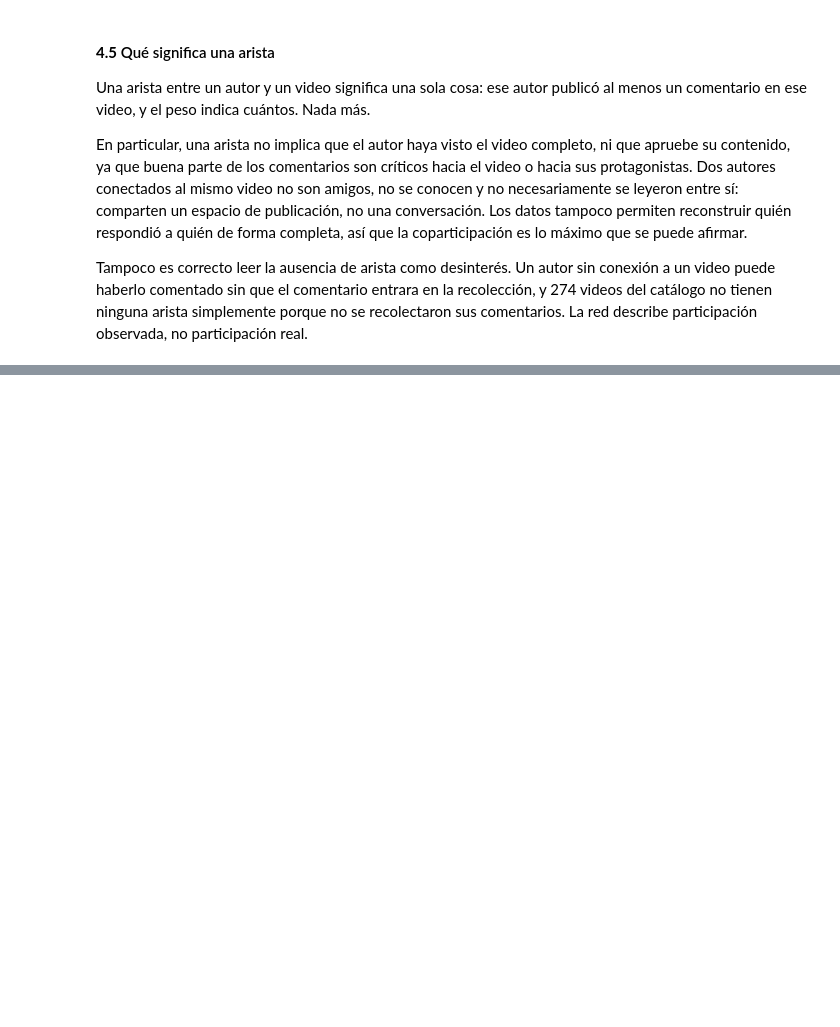
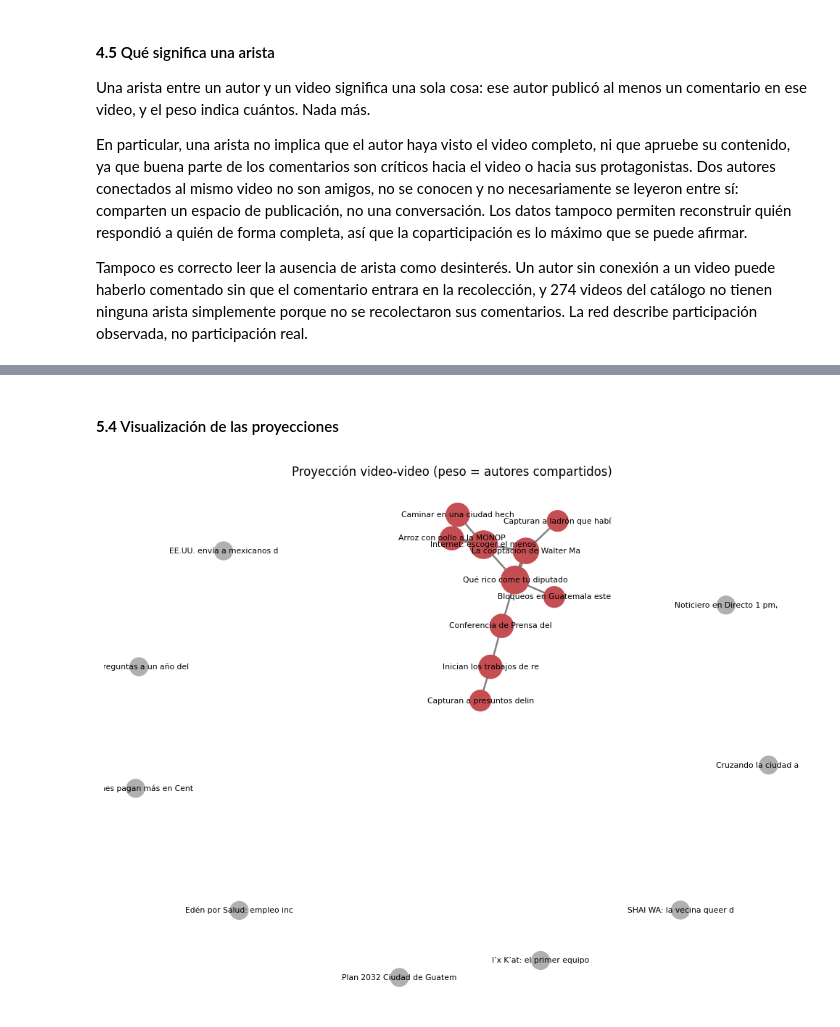
Before and after one commit to marcocarbajalb/lab6_DS, a Jupyter notebook: Laboratorio6_DS_Grupo7.ipynb, the cells around one changed output, grey strips where cells are left out. Saved outputs shown, nothing was run; the diff lists cells and outputs as text; code cells hidden in the pictures; blank space fills up the shorter version.

```diff
--- a/Laboratorio6_DS_Grupo7.ipynb
+++ b/Laboratorio6_DS_Grupo7.ipynb
@@ -1253,0 +1258,11 @@ Tampoco es correcto leer la ausencia de arista como desinterés. Un autor sin co
+# %%
+P_autores = bipartite.weighted_projected_graph(G, AUTORES)
+P_videos = bipartite.weighted_projected_graph(G, VIDEOS)
+
+print(f'Proyección autor-autor: {P_autores.number_of_nodes()} nodos, {P_autores.number_of_edges()} aristas')
+print(f'Proyección video-video: {P_videos.number_of_nodes()} nodos, {P_videos.number_of_edges()} aristas')
+print()
+print('distribución de pesos autor-autor:',
+      dict(sorted(Counter(d['weight'] for _, _, d in P_autores.edges(data=True)).items())))
+print('distribución de pesos video-video:',
+      dict(sorted(Counter(d['weight'] for _, _, d in P_videos.edges(data=True)).items())))
@@ -1253,0 +1309,23 @@ Tampoco es correcto leer la ausencia de arista como desinterés. Un autor sin co
+# %% [markdown]
+#### **5.4** Visualización de las proyecciones
+# %%
+# Video-video: solo 19 nodos, se puede etiquetar y pesar el grosor de las aristas
+# según el número de autores compartidos.
+fig, ax = plt.subplots(figsize=(9, 7))
+pos_v = nx.spring_layout(P_videos, k=0.9, seed=7, iterations=200)
+pesos_v = [P_videos[u][v]['weight'] for u, v in P_videos.edges()]
+grados_v = dict(P_videos.degree())
+
+nx.draw_networkx_edges(P_videos, pos_v, width=[1.6 * w for w in pesos_v], alpha=0.5, ax=ax)
+nx.draw_networkx_nodes(P_videos, pos_v,
+                        node_size=[260 + 90 * grados_v[n] for n in P_videos.nodes()],
+                        node_color=['#C44E52' if grados_v[n] > 0 else '#B0B0B0' for n in P_videos.nodes()],
+                        ax=ax)
+etiquetas_v = {n: videos.set_index('video_id').title[n][:26] for n in P_videos.nodes()}
+nx.draw_networkx_labels(P_videos, pos_v, labels=etiquetas_v, font_size=7, ax=ax)
+ax.set_title('Proyección video-video (peso = autores compartidos)')
+ax.axis('off')
+plt.tight_layout()
+plt.show()
+# %% [output]
+[figure, added]
```
Also changed, not shown: parts of 53 cells of this notebook, 1 other file.
